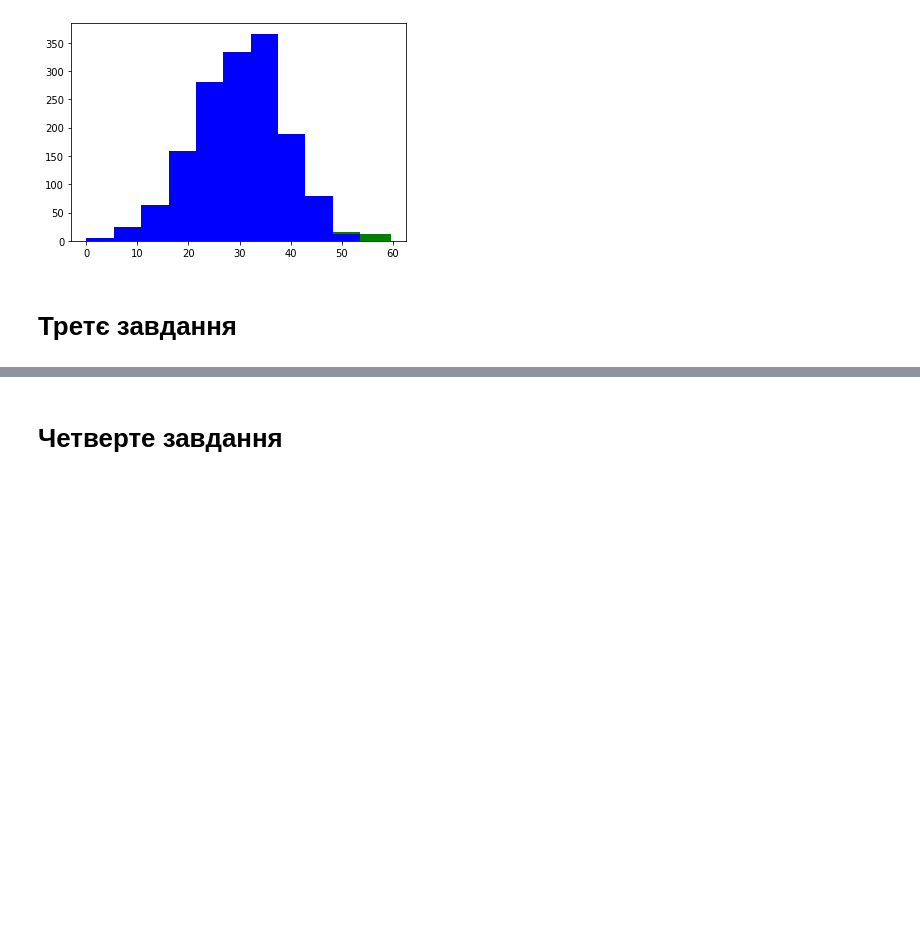
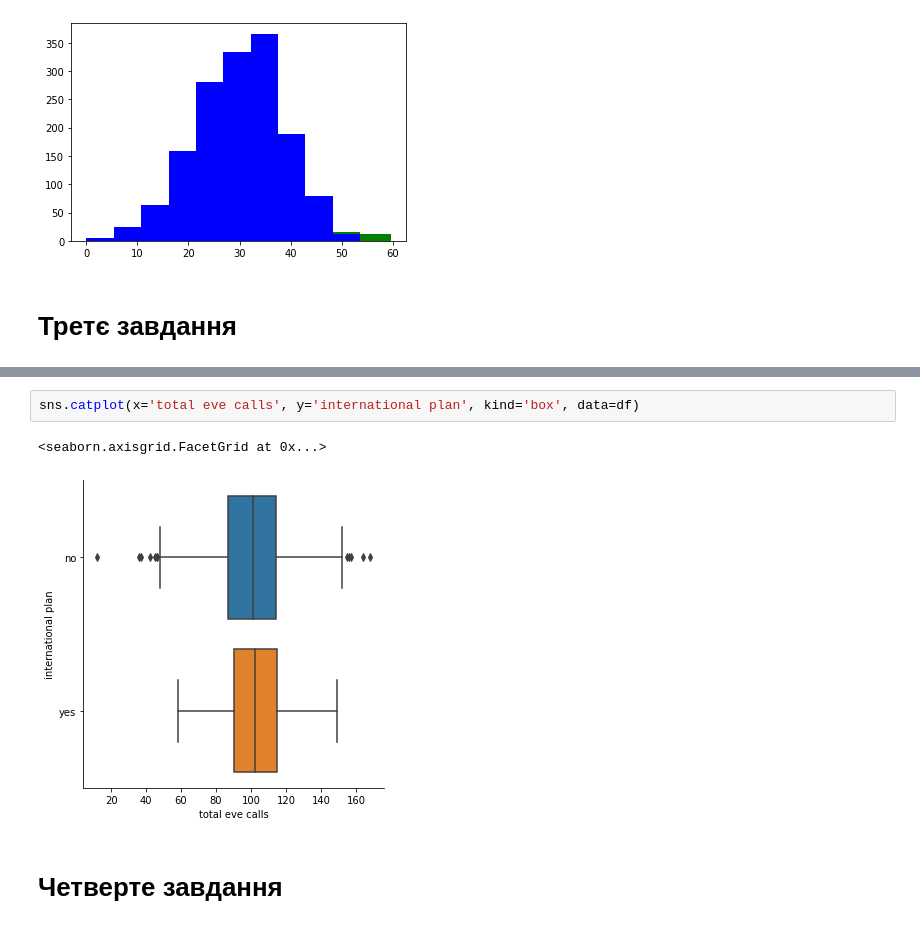
Before and after one commit to mezgoodle/ad_labs, a Jupyter notebook: docs/lab4/lab4.ipynb, the cells around one changed output, grey strips where cells are left out. Saved outputs shown, nothing was run; the diff lists cells and outputs as text; blank space fills up the shorter version.

```diff
--- a/docs/lab4/lab4.ipynb
+++ b/docs/lab4/lab4.ipynb
@@ -101,2 +112,7 @@ plt.hist(heights_f,color='blue',edgecolor='none',);
+# %%
+sns.catplot(x='total eve calls', y='international plan', kind='box', data=df)
+# %% [output]
+<seaborn.axisgrid.FacetGrid at 0x...>
+[figure, added]
 # %% [markdown]
 # Четверте завдання
```
Also changed, not shown: parts of 6 cells of this notebook.
